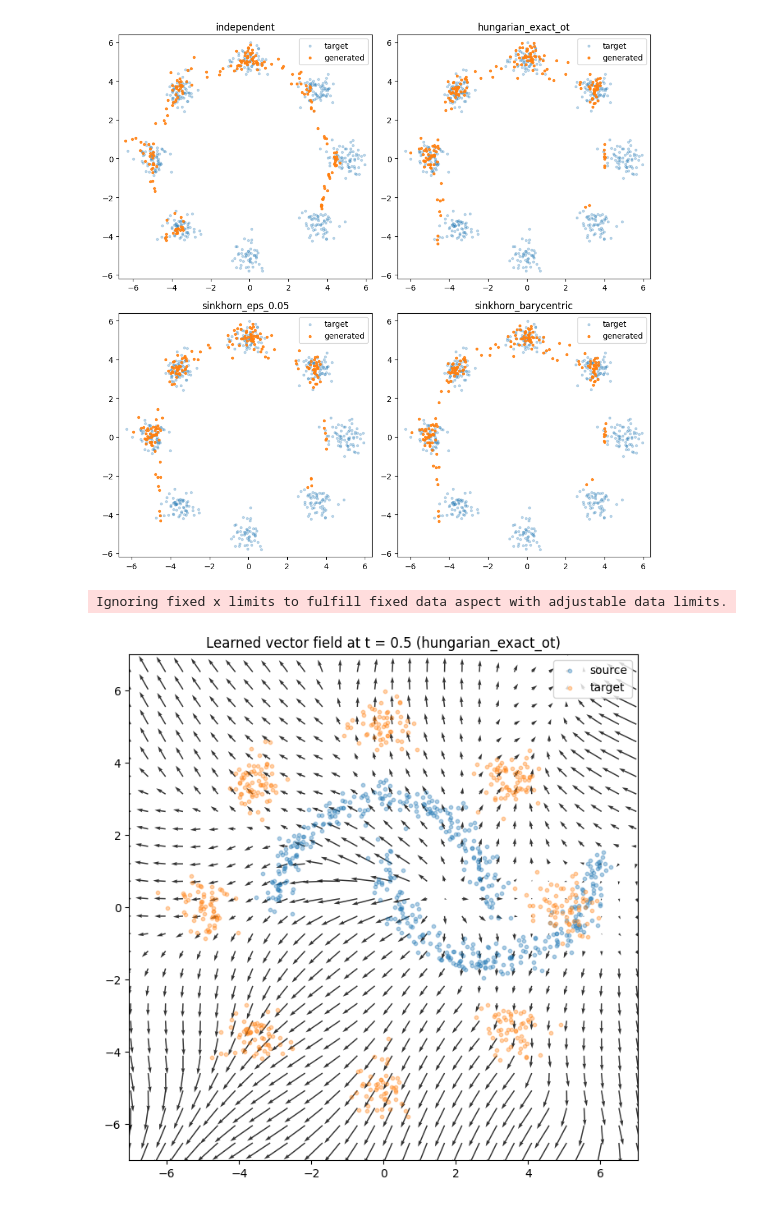
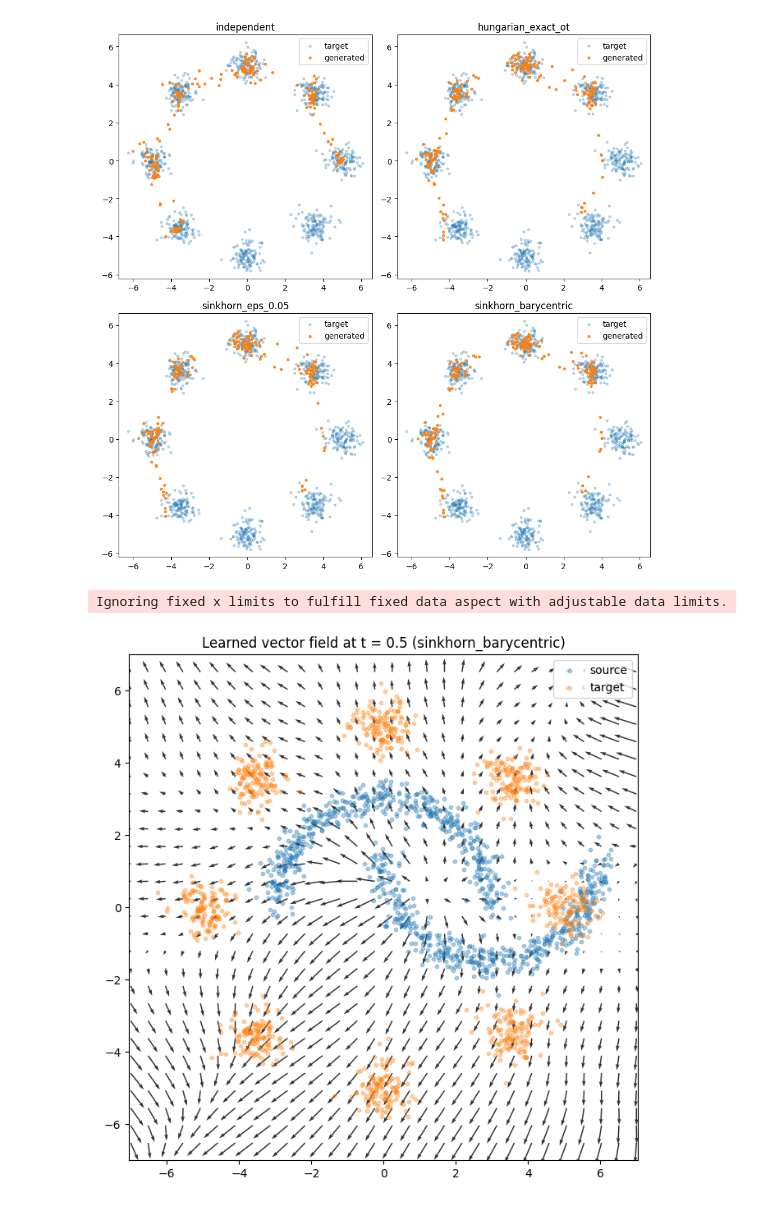
Before and after one commit to dettorig/ot_flow_matching_project, a Jupyter notebook: firstrun.ipynb, the cells around one changed output. Drawn from its saved outputs; the diff is of its cells as text; code cells hidden in the pictures.

```diff
--- a/firstrun.ipynb
+++ b/firstrun.ipynb
@@ -150,7 +150,7 @@ def train_step(params, opt_state, x0, x1, t):
 # =========================
 # 6. Unified setup + training (4 couplings)
 # =========================
-n = 500
+n = 1000
 eps = 0.05
 train_steps = 2000
 rollout_steps = 32
@@ -241,38 +241,38 @@ for ax, (name, r) in zip(axes.ravel(), results.items()):
 plt.tight_layout()
 plt.show()
 # %% [output]
-[figure, old version]
+[figure, new version]
 # %%
 # =========================
 # 8. Vector field at t=0.5 for one selected coupling
 # =========================
-selected_name = "hungarian_exact_ot"  # change if you want another one
+selected_name = "sinkhorn_barycentric"  # change if you want another one
 params_sel = results[selected_name]["params"]
 
 grid_x = jnp.linspace(-7, 7, 30)
 grid_y = jnp.linspace(-7, 7, 30)
 xx, yy = jnp.meshgrid(grid_x, grid_y)
 points = jnp.stack([xx.ravel(), yy.ravel()], axis=1)
 
 t = 0.5 * jnp.ones((points.shape[0], 1))
 v = vf_apply(params_sel, points, t)
 
 u = np.array(v[:, 0]).reshape(xx.shape)
 w = np.array(v[:, 1]).reshape(yy.shape)
 
 plt.figure(figsize=(8, 8))
 plt.quiver(np.array(xx), np.array(yy), u, w, angles="xy", scale_units="xy", scale=10, alpha=0.8)
 plt.scatter(np.array(x0[:, 0]), np.array(x0[:, 1]), s=10, alpha=0.35, label="source")
 plt.scatter(np.array(x1[:, 0]), np.array(x1[:, 1]), s=10, alpha=0.35, label="target")
 plt.title(f"Learned vector field at t = 0.5 ({selected_name})")
 plt.legend()
 plt.axis("equal")
 plt.xlim(-7, 7)
 plt.ylim(-7, 7)
 plt.show()
 # %% [output]
 Ignoring fixed x limits to fulfill fixed data aspect with adjustable data limits.
-[figure, old version]
+[figure, new version]
 # %%
 # =========================
 # 9. Metrics for each coupling: PE, endpoint W2^2, low-NFE, training proxies
```
Also changed, not shown: parts of 15 cells of this notebook.
